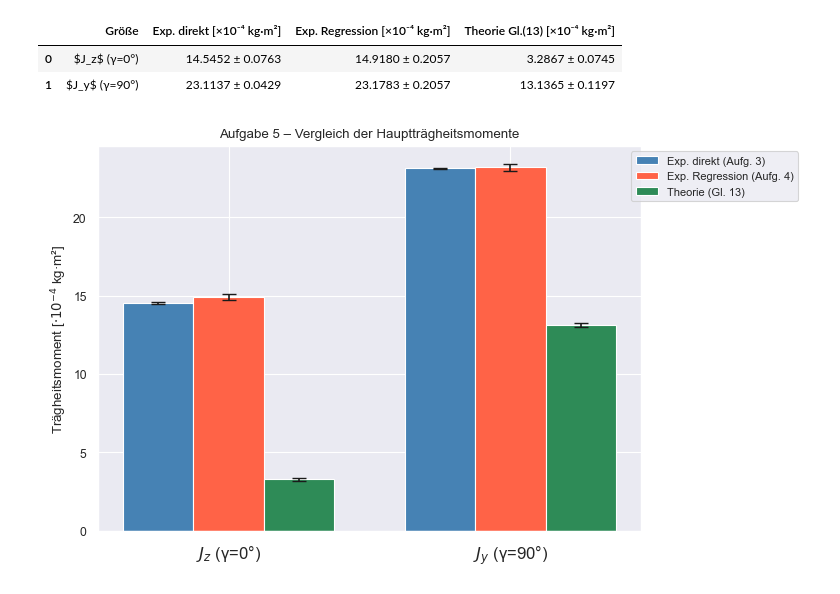
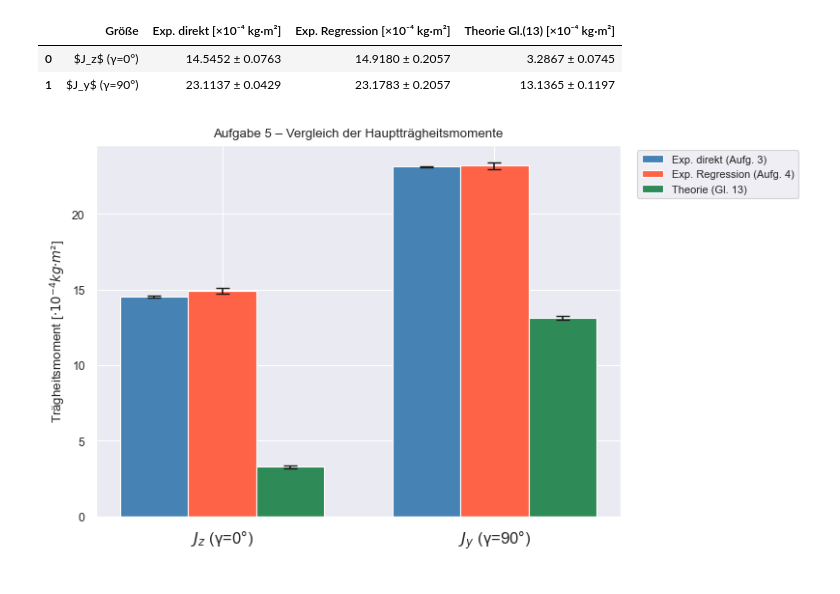
Before and after one commit to Ben-physics-dotcom/GPR1_laboratory_internship, a Jupyter notebook: Notebooks/M2_Traegheitsmomente.ipynb, the cells around one changed output. Cells and saved outputs as stored; diff of their text form; code cells hidden in the pictures.

```diff
--- a/Notebooks/M2_Traegheitsmomente.ipynb
+++ b/Notebooks/M2_Traegheitsmomente.ipynb
@@ -543,39 +531,39 @@ Theoretische Hauptträgheitsmomente (Gl. 13):
 | 1 | $J_y$ (γ=90°) | 23.1137 ± 0.0429 | 23.1783 ± 0.2057 | 13.1365 ± 0.1197 |
 # %%
 # ── Plot ──────────────────────────────────────────────────────────
-labels  = [r'$J_z$ (γ=0°)', r'$J_y$ (γ=90°)']
+labels  = ['$J_z$ (γ=0°)', '$J_y$ (γ=90°)']
 J_exp3  = np.array([J_exp_0,    J_exp_90])    * 1e4
 dJ_exp3 = np.array([dJ_exp_0,   dJ_exp_90])   * 1e4
 J_reg   = np.array([J_z,        J_y])          * 1e4
 dJ_reg  = np.array([dJ_z,       dJ_y])         * 1e4
 J_theo  = np.array([J_0_theo,   J_90_theo])    * 1e4
 dJ_theo = np.array([dJ_0_theo,  dJ_90_theo])   * 1e4
 
 x = np.arange(len(labels))
 w = 0.25
 
 fig, ax = plt.subplots(figsize=(7, 5))
 
 ax.bar(x - w, J_exp3,  w, yerr=dJ_exp3,  capsize=5,
        color='steelblue', label='Exp. direkt (Aufg. 3)')
 ax.bar(x,     J_reg,   w, yerr=dJ_reg,   capsize=5,
        color='tomato',   label='Exp. Regression (Aufg. 4)')
 ax.bar(x + w, J_theo,  w, yerr=dJ_theo,  capsize=5,
        color='seagreen', label='Theorie (Gl. 13)')
 
 ax.set_xticks(x)
 ax.set_xticklabels(labels, fontsize=12)
-ax.set_ylabel(r'Trägheitsmoment [$\cdot10^{-4}$ kg·m²]')
+ax.set_ylabel(r'Trägheitsmoment [$\cdot10^{-4} kg·m²$]')
 ax.set_title('Aufgabe 5 – Vergleich der Hauptträgheitsmomente')
 ax.legend(
     loc='upper right',
     fontsize='small',
-    bbox_to_anchor=(1.3, 1)
+    bbox_to_anchor=(1.35, 1)
 )
 # plt.tight_layout()
 plt.show()
 
 # ── Speichern (copy-paste snippet) ────────────────────────────────
 # fig.savefig('M2_Aufgabe5.png', dpi=600, bbox_inches='tight')
 # %% [output]
-[figure, old version]
+[figure, new version]
```
Also changed, not shown: parts of 4 cells of this notebook, 1 other file.
